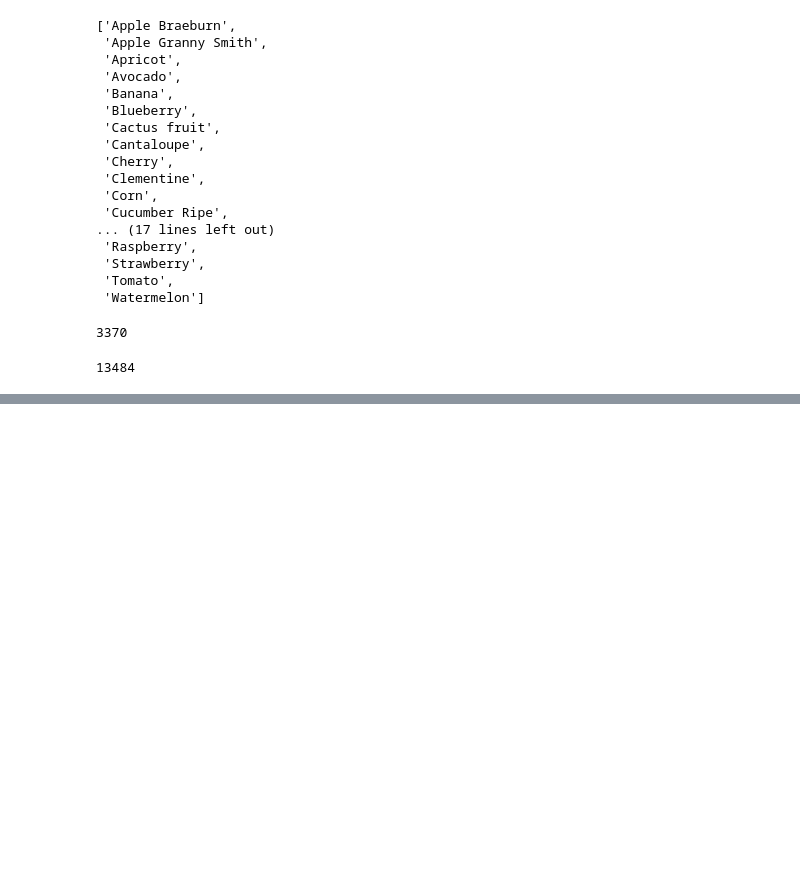
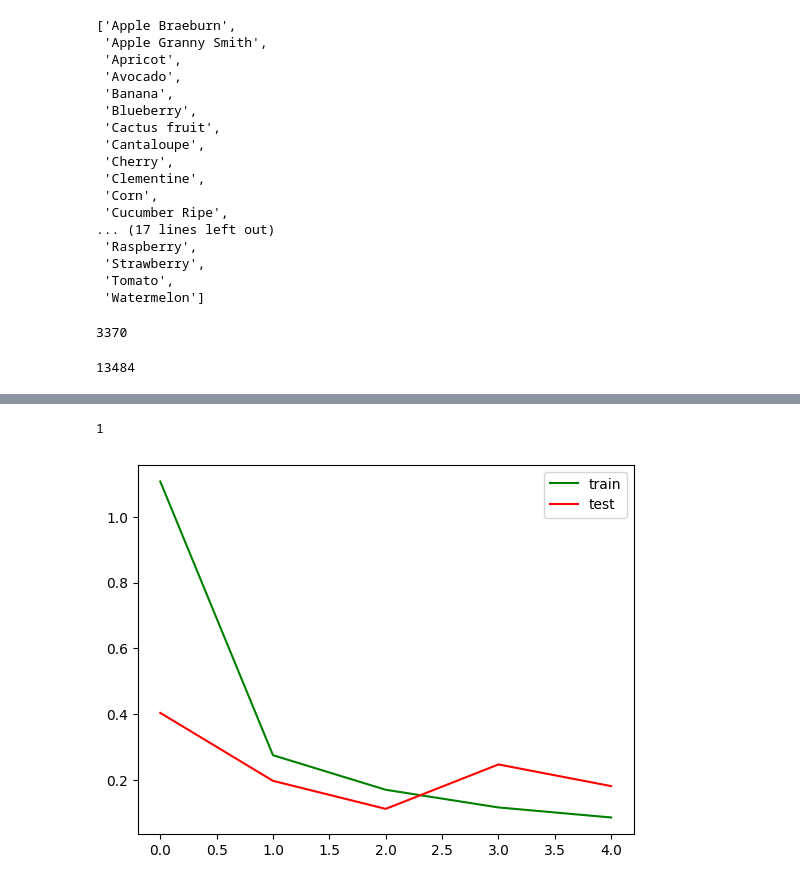
Before and after one commit to annaaa11/AI, a Jupyter notebook: notebook9fca754ea4.ipynb, the cells around one changed output, grey strips where cells are left out. Cells and saved outputs as stored; diff of their text form; code cells hidden in the pictures; blank space fills up the shorter version.

```diff
--- a/notebook9fca754ea4.ipynb
+++ b/notebook9fca754ea4.ipynb
@@ -75,0 +167,18 @@ plt.imshow(grid)
+# %%
+import matplotlib.pyplot as plt
+
+plt.plot(losses, label='train', color='green')
+plt.plot(losses_test, label='test', color='red')
+plt.legend()
+
+img, label = train_dataset[100]
+img = img.unsqueeze(0)
+img = img.to(device)
+pred_result = model(img)
+true_result = torch.tensor([label]).to(device)
+
+nn.Softmax()(pred_result)
+label
+# %% [output]
+1
+[figure, added]
```
Also changed, not shown: parts of 11 cells of this notebook.
